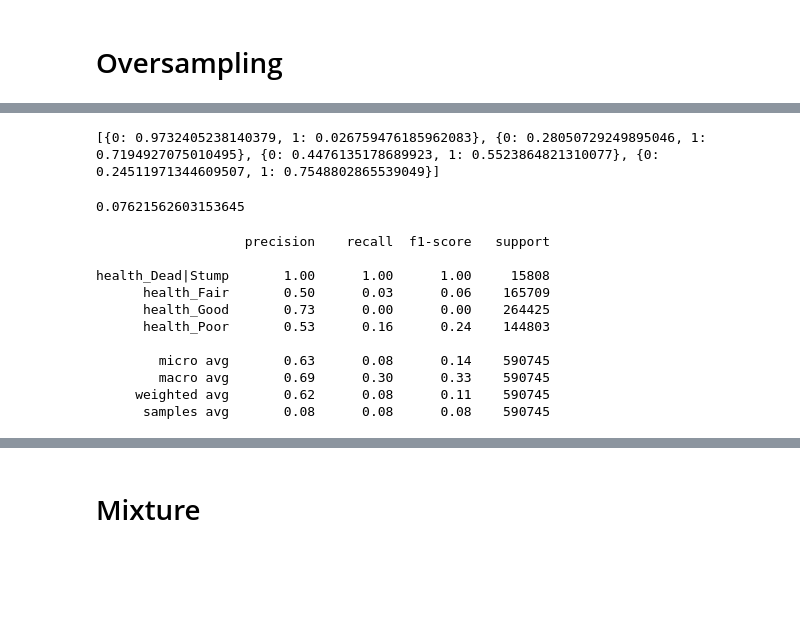
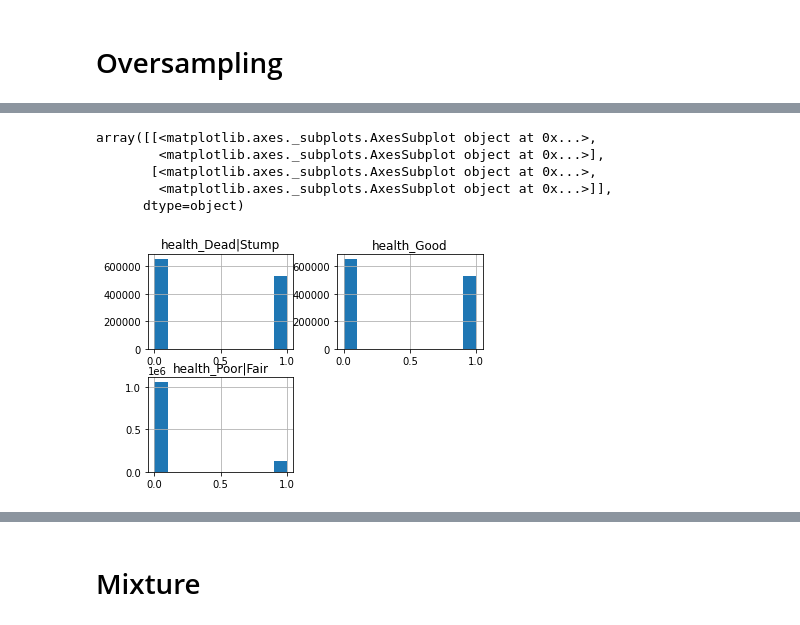
Before and after one commit to lezneklihp/dsend_project_4, a Jupyter notebook: modeling_trees.ipynb, the cells around one changed output, grey strips where cells are left out. Drawn from its saved outputs; the diff is of its cells as text; code cells hidden in the pictures; blank space fills up the shorter version.

```diff
--- a/modeling_trees.ipynb
+++ b/modeling_trees.ipynb
@@ -383,41 +145,13 @@ array([[<matplotlib.axes._subplots.AxesSubplot object at 0x...>,
-# %%
-target_first_class = len(y_train_new_os.loc[y_train_new_os['health_Dead|Stump'] == 0]) / len(y_train_new_os)
-target_second_class = len(y_train_new_os.loc[y_train_new_os['health_Fair'] == 0]) / len(y_train_new_os)
-target_third_class = len(y_train_new_os.loc[y_train_new_os['health_Good'] == 0]) / len(y_train_new_os)
-target_fourth_class = len(y_train_new_os.loc[y_train_new_os['health_Poor'] == 0]) / len(y_train_new_os)
-
-
-class_weight_orig = [{0:target_first_class, 1:1-target_first_class},
-                     {0:target_second_class, 1:1-target_second_class},
-                     {0:target_third_class, 1:1-target_third_class},
-                     {0:target_fourth_class, 1:1-target_fourth_class}]
-
-class_weight_manip = [{0:target_first_class, 1:1-target_first_class},
-                      {0:1-target_second_class, 1:target_second_class},
-                      {0:1-target_third_class, 1:target_third_class},
-                      {0:1-target_fourth_class, 1:target_fourth_class}]
-
-print(class_weight_manip)
-# %% [output]
-[{0: 0.9732405238140379, 1: 0.026759476185962083}, {0: 0.28050729249895046, 1: 0.7194927075010495}, {0: 0.4476135178689923, 1: 0.5523864821310077}, {0: 0.24511971344609507, 1: 0.7548802865539049}]
-# %%
-rdf_clf = RandomForestClassifier(n_jobs=-1, class_weight=class_weight_manip)
-rdf_clf.fit(x_train_new_os, y_train_new_os)
-y_pred_new_os = rdf_clf.predict(x_test_new_os)
-print(accuracy_score(y_test_new_os, y_pred_new_os))
-# %% [output]
-0.07621562603153645
-# %%
-print(classification_report(y_test_new_os, y_pred_new_os, target_names=y_new_os.columns))
-# %% [output]
-                   precision    recall  f1-score   support
-
-health_Dead|Stump       1.00      1.00      1.00     15808
-      health_Fair       0.50      0.03      0.06    165709
-      health_Good       0.73      0.00      0.00    264425
-      health_Poor       0.53      0.16      0.24    144803
-
-        micro avg       0.63      0.08      0.14    590745
-        macro avg       0.69      0.30      0.33    590745
-     weighted avg       0.62      0.08      0.11    590745
-      samples avg       0.08      0.08      0.08    590745
+# %%
+ros = RandomOverSampler(sampling_strategy='minority', random_state=None)
+# %%
+x_train_ros, y_train_ros = ros.fit_resample(x.values, y.values)
+# %%
+pd.DataFrame(y_train_ros, columns=df.columns[-3:]).hist()
+# %% [output]
+array([[<matplotlib.axes._subplots.AxesSubplot object at 0x...>,
+        <matplotlib.axes._subplots.AxesSubplot object at 0x...>],
+       [<matplotlib.axes._subplots.AxesSubplot object at 0x...>,
+        <matplotlib.axes._subplots.AxesSubplot object at 0x...>]],
+      dtype=object)
+[figure, added]
```
Also changed, not shown: parts of 66 cells of this notebook, 4 other files.
